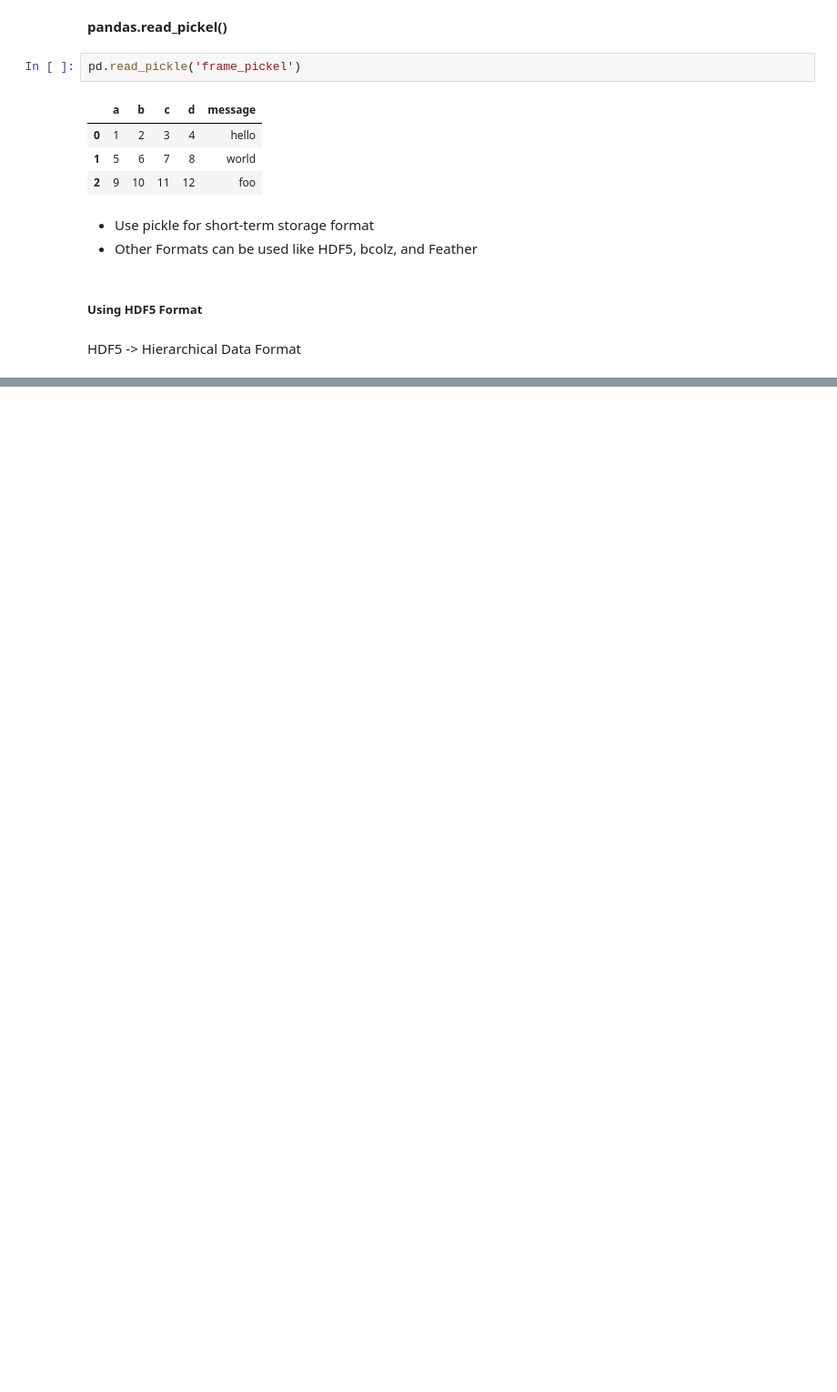
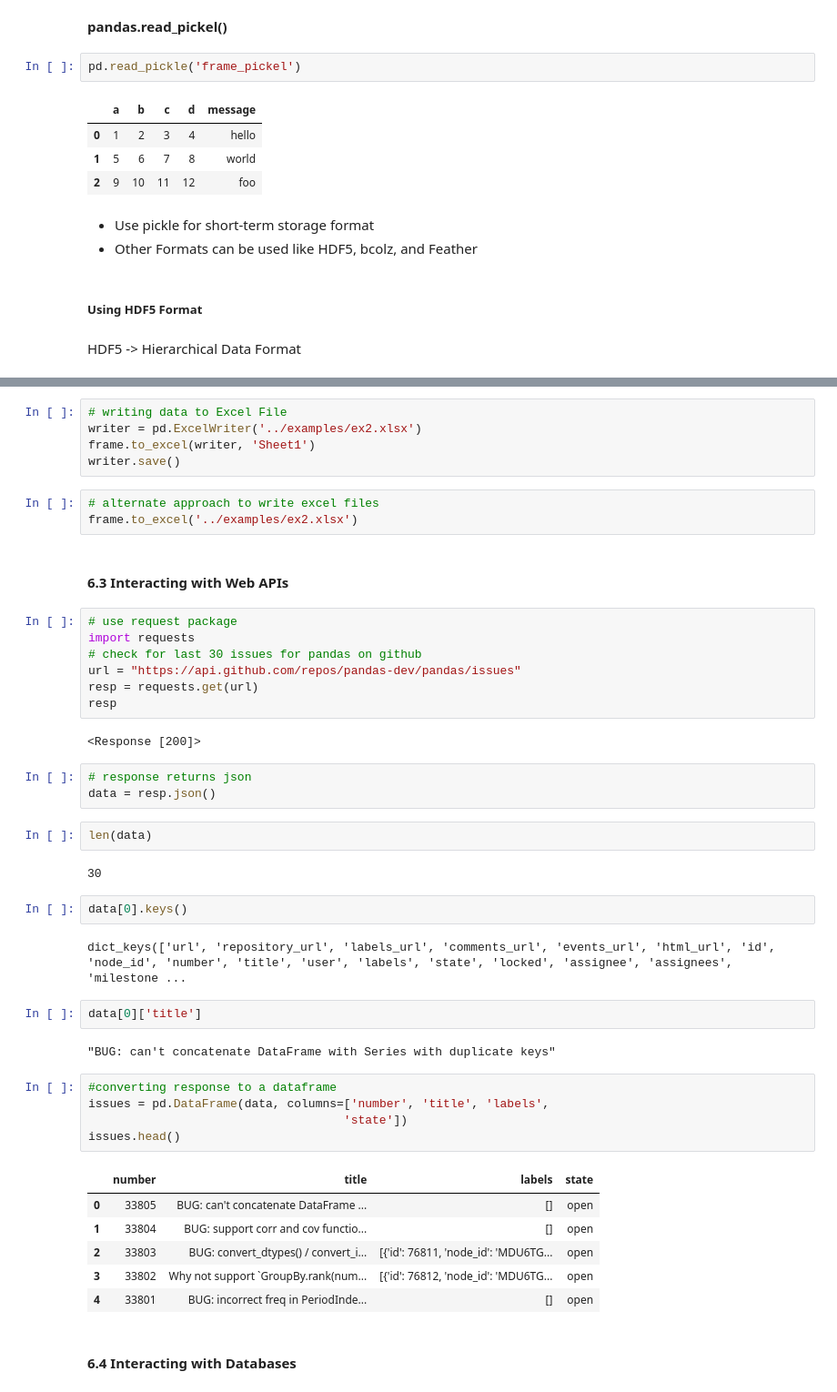
Before and after one commit to PalashSharma15/python-for-data-analysis-2nd-ed-notes, a Jupyter notebook: ch06/ch06.ipynb, the cells around one changed output, grey strips where cells are left out. Shown at 91% size. Saved outputs shown, nothing was run; the diff lists cells and outputs as text; blank space fills up the shorter version.

```diff
--- a/ch06/ch06.ipynb
+++ b/ch06/ch06.ipynb
@@ -769,0 +864,48 @@ HDF5 -> Hierarchical Data Format
+# %%
+# writing data to Excel File
+writer = pd.ExcelWriter('../examples/ex2.xlsx')
+frame.to_excel(writer, 'Sheet1')
+writer.save()
+# %%
+# alternate approach to write excel files
+frame.to_excel('../examples/ex2.xlsx')
+# %% [markdown]
+#### 6.3 Interacting with Web APIs
+# %%
+# use request package
+import requests
+# check for last 30 issues for pandas on github
+url = "https://api.github.com/repos/pandas-dev/pandas/issues"
+resp = requests.get(url)
+resp
+# %% [output]
+<Response [200]>
+# %%
+# response returns json
+data = resp.json()
+# %%
+len(data)
+# %% [output]
+30
+# %%
+data[0].keys()
+# %% [output]
+dict_keys(['url', 'repository_url', 'labels_url', 'comments_url', 'events_url', 'html_url', 'id', 'node_id', 'number', 'title', 'user', 'labels', 'state', 'locked', 'assignee', 'assignees', 'milestone ...
+# %%
+data[0]['title']
+# %% [output]
+"BUG: can't concatenate DataFrame with Series with duplicate keys"
+# %%
+#converting response to a dataframe
+issues = pd.DataFrame(data, columns=['number', 'title', 'labels',
+                                    'state'])
+issues.head()
+# %% [output]
+|  | number | title | labels | state |
+| 0 | 33805 | BUG: can't concatenate DataFrame ... | [] | open |
+| 1 | 33804 | BUG: support corr and cov functio... | [] | open |
+| 2 | 33803 | BUG: convert_dtypes() / convert_i... | [{'id': 76811, 'node_id': 'MDU6TG... | open |
+| 3 | 33802 | Why not support `GroupBy.rank(num... | [{'id': 76812, 'node_id': 'MDU6TG... | open |
+| 4 | 33801 | BUG: incorrect freq in PeriodInde... | [] | open |
+# %% [markdown]
+#### 6.4 Interacting with Databases
```
Also changed, not shown: parts of 25 cells of this notebook, 3 other files.
